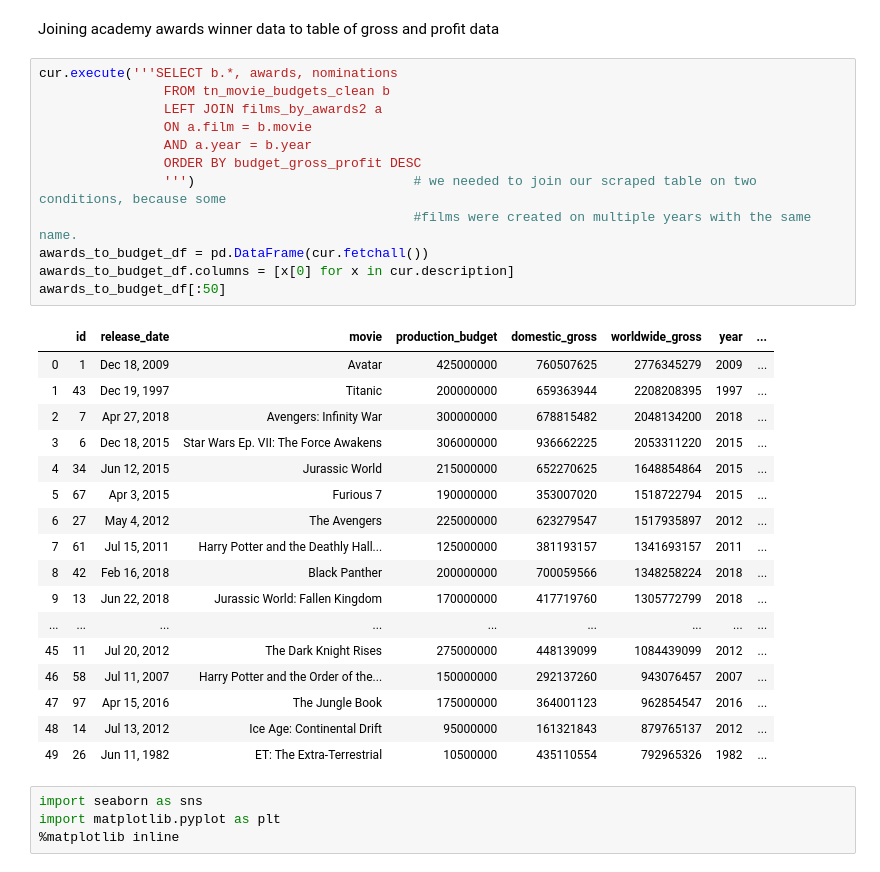
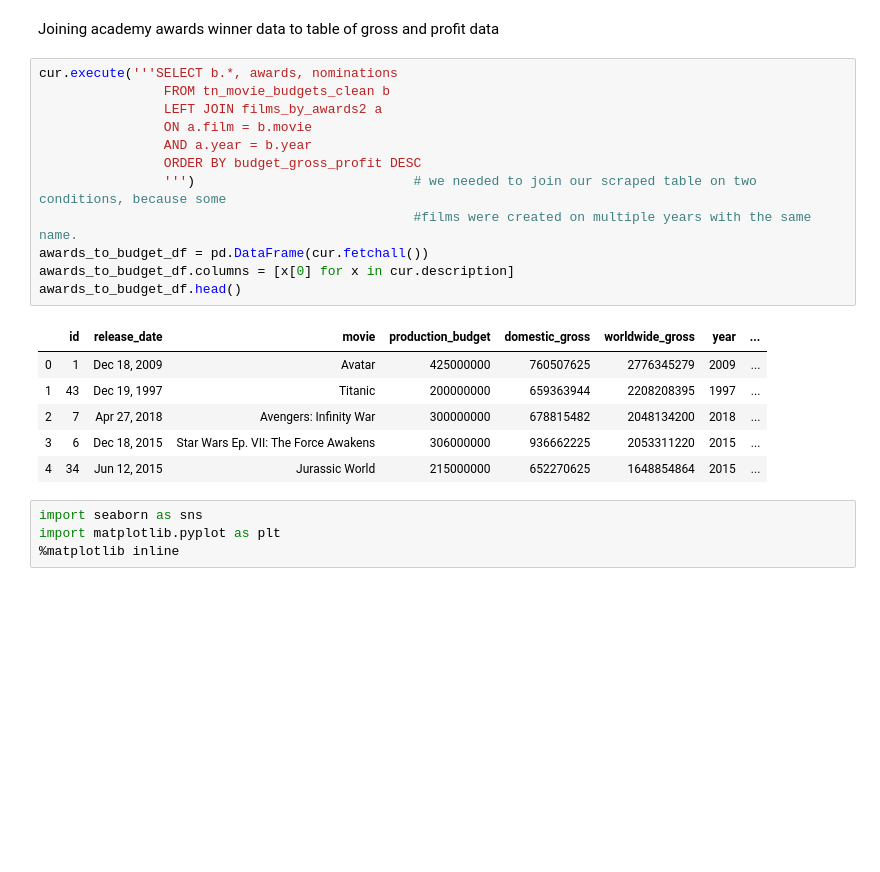
Before and after one commit to tcastanley/Movie_Analysis, a Jupyter notebook: Orin's glob.ipynb, the cells around one changed output. Cells and saved outputs as stored; diff of their text form; blank space fills up the shorter version.

```diff
--- a/Orin's glob.ipynb
+++ b/Orin's glob.ipynb
@@ -262,33 +258,22 @@ Joining academy awards winner data to table of gross and profit data
 # %%
 cur.execute('''SELECT b.*, awards, nominations
                 FROM tn_movie_budgets_clean b
                 LEFT JOIN films_by_awards2 a
                 ON a.film = b.movie
                 AND a.year = b.year
                 ORDER BY budget_gross_profit DESC
                 ''')                            # we needed to join our scraped table on two conditions, because some
                                                 #films were created on multiple years with the same name.
 awards_to_budget_df = pd.DataFrame(cur.fetchall())
 awards_to_budget_df.columns = [x[0] for x in cur.description]
-awards_to_budget_df[:50]
+awards_to_budget_df.head()
 # %% [output]
 |  | id | release_date | movie | production_budget | domestic_gross | worldwide_gross | year | ... |
 | 0 | 1 | Dec 18, 2009 | Avatar | 425000000 | 760507625 | 2776345279 | 2009 | ... |
 | 1 | 43 | Dec 19, 1997 | Titanic | 200000000 | 659363944 | 2208208395 | 1997 | ... |
 | 2 | 7 | Apr 27, 2018 | Avengers: Infinity War | 300000000 | 678815482 | 2048134200 | 2018 | ... |
 | 3 | 6 | Dec 18, 2015 | Star Wars Ep. VII: The Force Awakens | 306000000 | 936662225 | 2053311220 | 2015 | ... |
 | 4 | 34 | Jun 12, 2015 | Jurassic World | 215000000 | 652270625 | 1648854864 | 2015 | ... |
-| 5 | 67 | Apr 3, 2015 | Furious 7 | 190000000 | 353007020 | 1518722794 | 2015 | ... |
-| 6 | 27 | May 4, 2012 | The Avengers | 225000000 | 623279547 | 1517935897 | 2012 | ... |
-| 7 | 61 | Jul 15, 2011 | Harry Potter and the Deathly Hall... | 125000000 | 381193157 | 1341693157 | 2011 | ... |
-| 8 | 42 | Feb 16, 2018 | Black Panther | 200000000 | 700059566 | 1348258224 | 2018 | ... |
-| 9 | 13 | Jun 22, 2018 | Jurassic World: Fallen Kingdom | 170000000 | 417719760 | 1305772799 | 2018 | ... |
-| ... | ... | ... | ... | ... | ... | ... | ... | ... |
-| 45 | 11 | Jul 20, 2012 | The Dark Knight Rises | 275000000 | 448139099 | 1084439099 | 2012 | ... |
-| 46 | 58 | Jul 11, 2007 | Harry Potter and the Order of the... | 150000000 | 292137260 | 943076457 | 2007 | ... |
-| 47 | 97 | Apr 15, 2016 | The Jungle Book | 175000000 | 364001123 | 962854547 | 2016 | ... |
-| 48 | 14 | Jul 13, 2012 | Ice Age: Continental Drift | 95000000 | 161321843 | 879765137 | 2012 | ... |
-| 49 | 26 | Jun 11, 1982 | ET: The Extra-Terrestrial | 10500000 | 435110554 | 792965326 | 1982 | ... |
 # %%
 import seaborn as sns
 import matplotlib.pyplot as plt
```
Also changed, not shown: parts of 16 cells of this notebook.
